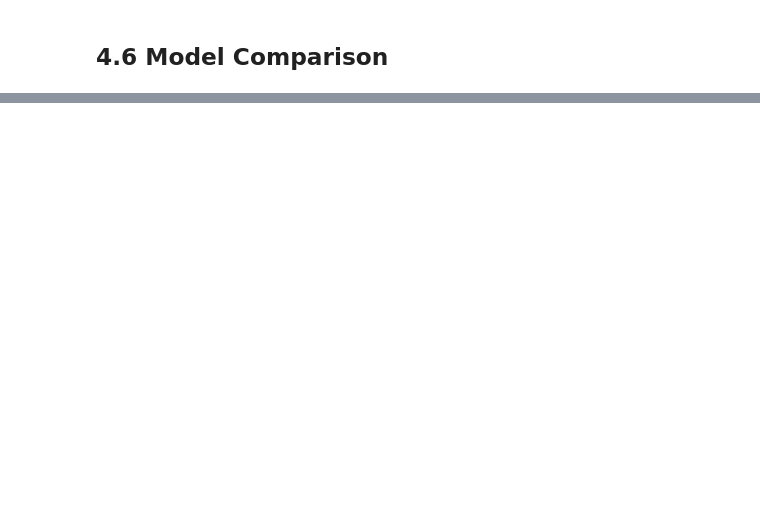
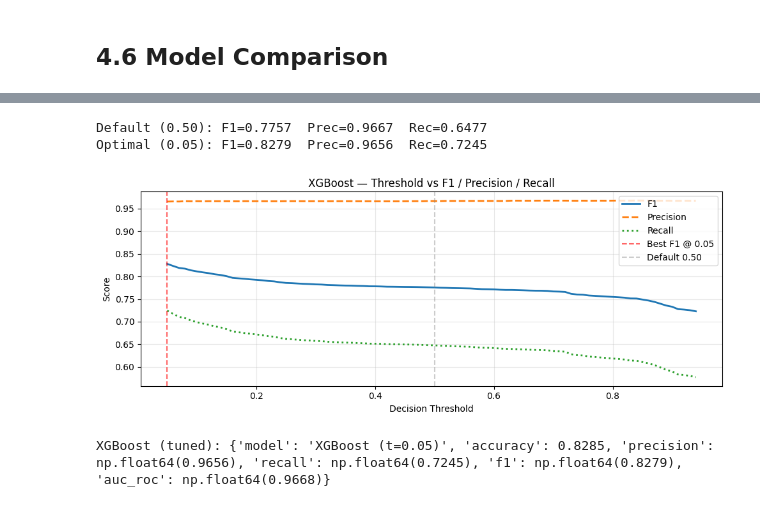
Before and after one commit to kssanthoshkumar/capstone_project, a Jupyter notebook: notebooks/04_model_implementation.ipynb, the cells around one changed output, grey strips where cells are left out. Cells and saved outputs as stored; diff of their text form; code cells hidden in the pictures; blank space fills up the shorter version.

Commit message:
feat: complete notebooks 01-06 — EDA, feature engineering, 12 models, SHAP/LIME/PDP/ICE, bias audit

```diff
--- a/notebooks/04_model_implementation.ipynb
+++ b/notebooks/04_model_implementation.ipynb
@@ -143,0 +198,61 @@ print('Comparison table saved.')
+# %%
+import numpy as np
+import pandas as pd
+import matplotlib.pyplot as plt
+from sklearn.metrics import f1_score, precision_score, recall_score
+
+# Get XGBoost predicted probabilities on test set
+xgb_proba = xgb_model.predict_proba(X_test)[:, 1]
+
+thresholds = np.arange(0.05, 0.95, 0.01)
+results_thresh = []
+for t in thresholds:
+    preds = (xgb_proba >= t).astype(int)
+    results_thresh.append({
+        'threshold': round(t, 2),
+        'f1':        round(f1_score(y_test, preds, zero_division=0), 4),
+        'precision': round(precision_score(y_test, preds, zero_division=0), 4),
+        'recall':    round(recall_score(y_test, preds, zero_division=0), 4),
+    })
+
+thresh_df = pd.DataFrame(results_thresh)
+best_row = thresh_df.loc[thresh_df['f1'].idxmax()]
+print(f"Default (0.50): F1={thresh_df[thresh_df.threshold==0.50]['f1'].values[0]}  "
+      f"Prec={thresh_df[thresh_df.threshold==0.50]['precision'].values[0]}  "
+      f"Rec={thresh_df[thresh_df.threshold==0.50]['recall'].values[0]}")
+print(f"Optimal ({best_row.threshold:.2f}): F1={best_row.f1}  Prec={best_row.precision}  Rec={best_row.recall}")
+
+# Plot
+fig, ax = plt.subplots(figsize=(10, 4))
+ax.plot(thresh_df.threshold, thresh_df.f1,        label='F1',        linewidth=2)
+ax.plot(thresh_df.threshold, thresh_df.precision,  label='Precision', linewidth=2, linestyle='--')
+ax.plot(thresh_df.threshold, thresh_df.recall,     label='Recall',    linewidth=2, linestyle=':')
+ax.axvline(best_row.threshold, color='red', linestyle='--', alpha=0.6, label=f'Best F1 @ {best_row.threshold:.2f}')
+ax.axvline(0.5, color='grey', linestyle='--', alpha=0.4, label='Default 0.50')
+ax.set_xlabel('Decision Threshold')
+ax.set_ylabel('Score')
+ax.set_title('XGBoost — Threshold vs F1 / Precision / Recall')
+ax.legend()
+ax.grid(True, alpha=0.3)
+plt.tight_layout()
+plt.savefig('../reports/xgb_threshold_sweep.png', dpi=150)
+plt.show()
+
+xgb_tuned_threshold = float(best_row.threshold)
+xgb_tuned_results = {
+    'model':     f'XGBoost (t={xgb_tuned_threshold})',
+    'accuracy':  None,   # recalculate below
+    'precision': best_row.precision,
+    'recall':    best_row.recall,
+    'f1':        best_row.f1,
+    'auc_roc':   xgb_results['auc_roc'],  # AUC is threshold-independent
+}
+from sklearn.metrics import accuracy_score
+xgb_tuned_results['accuracy'] = round(accuracy_score(
+    y_test, (xgb_proba >= xgb_tuned_threshold).astype(int)), 4)
+print("\nXGBoost (tuned):", xgb_tuned_results)
+# %% [output]
+Default (0.50): F1=0.7757  Prec=0.9667  Rec=0.6477
+Optimal (0.05): F1=0.8279  Prec=0.9656  Rec=0.7245
+[figure, added]
+XGBoost (tuned): {'model': 'XGBoost (t=0.05)', 'accuracy': 0.8285, 'precision': np.float64(0.9656), 'recall': np.float64(0.7245), 'f1': np.float64(0.8279), 'auc_roc': np.float64(0.9668)}
```
Also changed, not shown: parts of 31 cells of this notebook, 11 other files.
